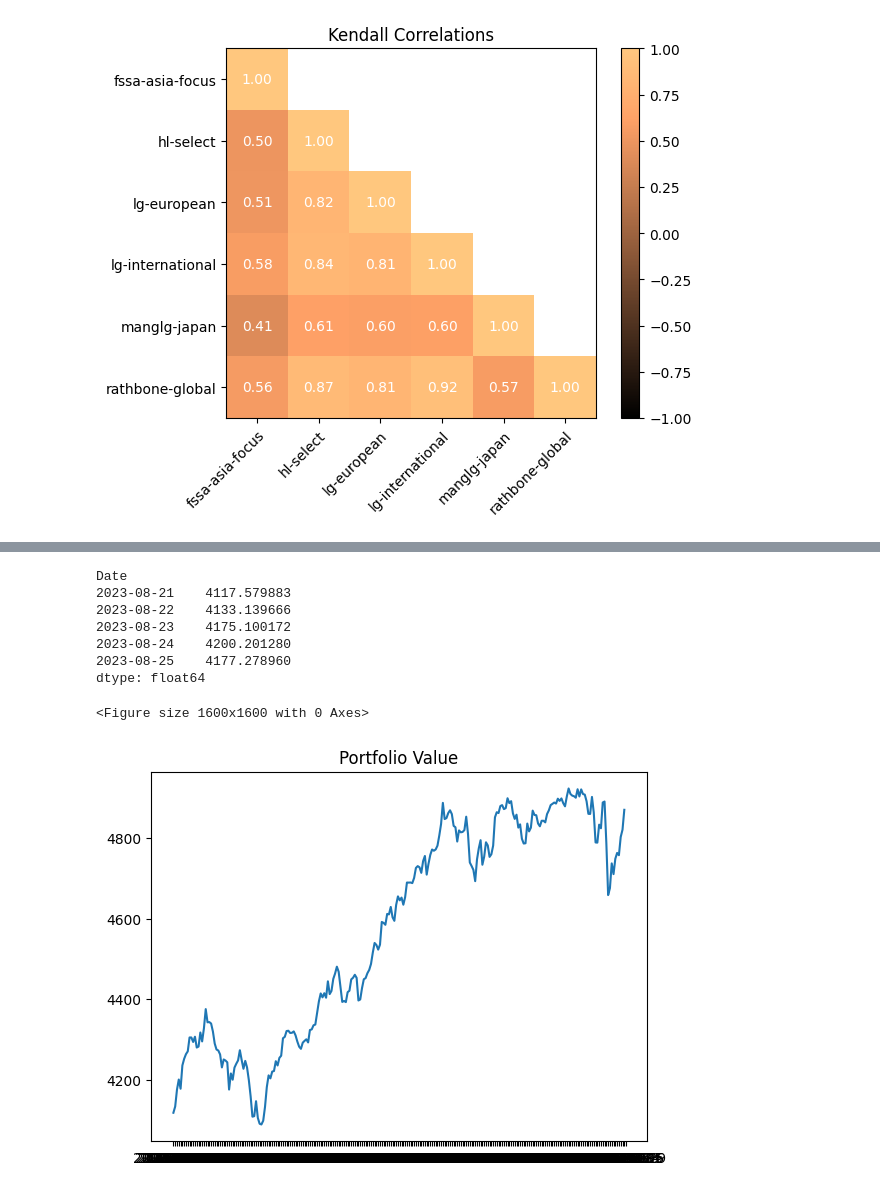
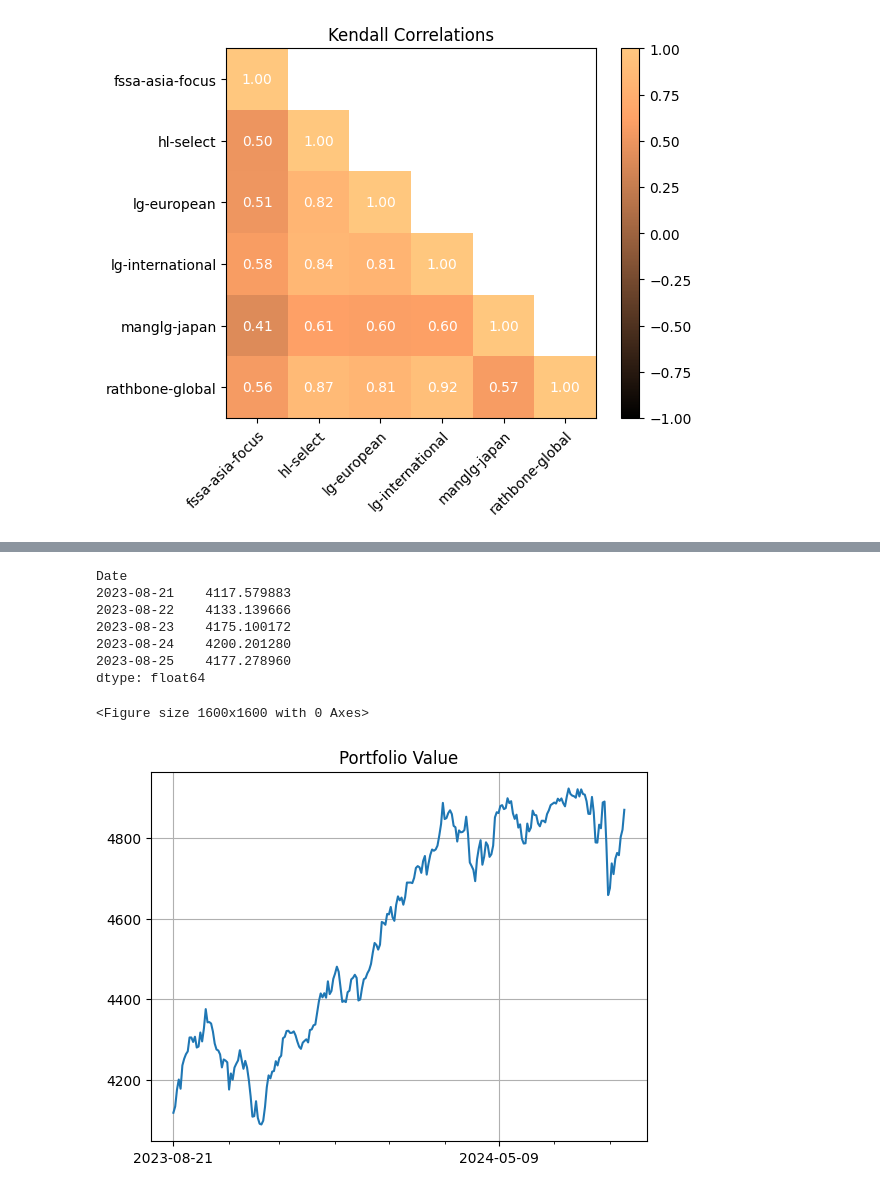
Before and after one commit to Stacky32/python-portfolio-analysis, a Jupyter notebook: PortfolioAnalysis.ipynb, the cells around one changed output, grey strips where cells are left out. Drawn from its saved outputs; the diff is of its cells as text; code cells hidden in the pictures.

```diff
--- a/PortfolioAnalysis.ipynb
+++ b/PortfolioAnalysis.ipynb
@@ -5,3 +6,13 @@ import matplotlib.pyplot as plt
+# %%
+class Portfolio:
+    def __init__(self):
+        self.holdings = {}
+
+    def update(self, holding, units):
+        self.holdings.update({holding: units})
+
+    def units(self, holding) -> int:
+        return self.holdings.get(holding, 0)
 # %%
 data_dir = 'data/2024-08-19/'
 funds = ['fssa-asia-focus', 'hl-select', 'lg-european', 'lg-international', 'manglg-japan', 'rathbone-global' ]
@@ -19,12 +21,12 @@ portfolio = {
 fund_dfs = {}
 
 for filename in funds:
-    df = pd.read_csv(filepath_or_buffer=f'{data_dir}/{filename}.csv', parse_dates=True)
+    df = pd.read_csv(filepath_or_buffer=f'{data_dir}/{filename}.csv', parse_dates=True, usecols=['Date', 'Adj Close'])
     df['Identifier'] = filename
     fund_dfs[filename] = df.bfill()
 
 # Align Adjusted Close time series by date in pivot table with funds as columns
-pivoted = pd.concat([fund_dfs[k] for k in fund_dfs.keys()]).pivot(index='Date', columns='Identifier', values='Adj Close').bfill()
+pivoted = pd.concat(objs=[fund_dfs[k] for k in fund_dfs.keys()]).pivot(index='Date', columns='Identifier', values='Adj Close').bfill()
 display(pivoted.head())
 # %% [output]
 | Identifier | fssa-asia-focus | hl-select | lg-european | lg-international | manglg-japan | rathbone-global |
@@ -80,22 +91,34 @@ plt.show()
 # %%
+p = Portfolio()
+p.update('fssa-asia-focus', 333.208)
+p.update('lg-european', 138.476)
+p.update('lg-international', 307.269)
+p.update('manglg-japan', 293.275)
+p.update('hl-select', 296.755)
+p.update('rathbone-global', 389.39)
+
+
 # Display overall portfolio value
-units = [portfolio.get(x, 0) for x in pivoted.columns]
-pf = pivoted @ units / 100
+units = [p.units(x) for x in pivoted.columns]
+pf = pivoted @ np.array(units) / 100
 display(pf.head())
 
 plt.figure(figsize=(16, 16))
 fig, ax = plt.subplots()
 ax.set_title('Portfolio Value')
+ax.xaxis.set_major_locator(dates.MonthLocator(bymonth=(1, 7)))
+ax.xaxis.set_minor_locator(dates.MonthLocator())
+ax.grid(True)
 ax.plot(pf.index, pf, label='Portfolio Value')
 
 plt.show()
 # %% [output]
 Date
 2023-08-21    4117.579883
 2023-08-22    4133.139666
 2023-08-23    4175.100172
 2023-08-24    4200.201280
 2023-08-25    4177.278960
 dtype: float64
 <Figure size 1600x1600 with 0 Axes>
-[figure, old version]
+[figure, new version]
```
Also changed, not shown: parts of 4 cells of this notebook.
